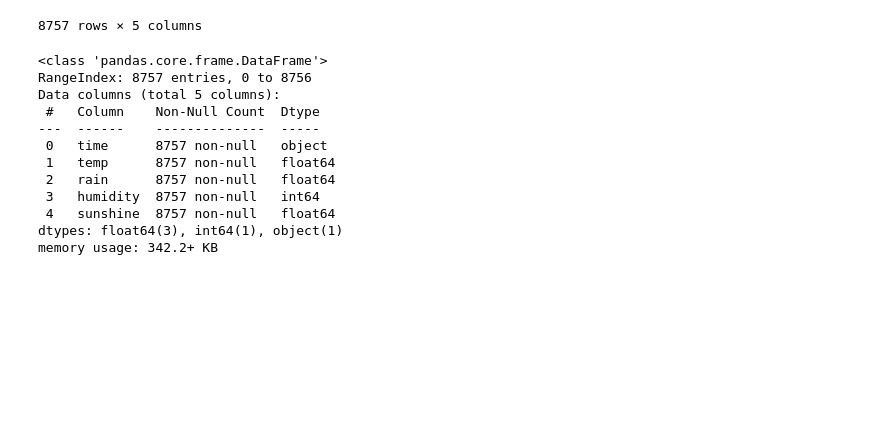
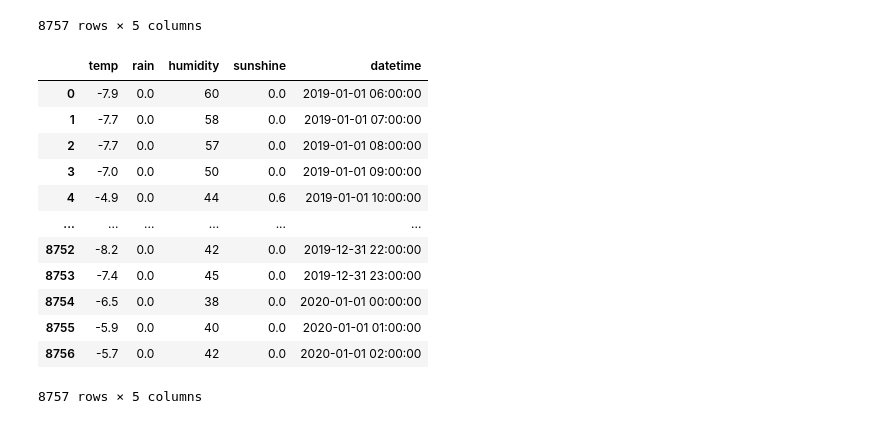
Before and after one commit to bombom93/bigcontest, a Jupyter notebook: bomi/날씨 시간별 데이터 api.ipynb, the cells around one changed output. Saved outputs shown, nothing was run; the diff lists cells and outputs as text; code cells hidden in the pictures; blank space fills up the shorter version.

Commit message:
날씨 데이터 날짜 datetime으로 수정

```diff
--- a/bomi/날씨 시간별 데이터 api.ipynb
+++ b/bomi/날씨 시간별 데이터 api.ipynb
@@ -92,18 +92,3 @@ df1
 | 8755 | 2020-01-01 01:00 | -5.9 | 0.0 | 40 | 0.0 |
 | 8756 | 2020-01-01 02:00 | -5.7 | 0.0 | 42 | 0.0 |
 8757 rows × 5 columns
-# %%
-df1.info()
-# %% [output]
-<class 'pandas.core.frame.DataFrame'>
-RangeIndex: 8757 entries, 0 to 8756
-Data columns (total 5 columns):
- #   Column    Non-Null Count  Dtype
----  ------    --------------  -----
- 0   time      8757 non-null   object
- 1   temp      8757 non-null   float64
- 2   rain      8757 non-null   float64
- 3   humidity  8757 non-null   int64
- 4   sunshine  8757 non-null   float64
-dtypes: float64(3), int64(1), object(1)
-memory usage: 342.2+ KB
@@ -110,2 +101,18 @@ memory usage: 342.2+ KB
+# %%
+df2=
+# %% [output]
+|  | temp | rain | humidity | sunshine | datetime |
+| 0 | -7.9 | 0.0 | 60 | 0.0 | 2019-01-01 06:00:00 |
+| 1 | -7.7 | 0.0 | 58 | 0.0 | 2019-01-01 07:00:00 |
+| 2 | -7.7 | 0.0 | 57 | 0.0 | 2019-01-01 08:00:00 |
+| 3 | -7.0 | 0.0 | 50 | 0.0 | 2019-01-01 09:00:00 |
+| 4 | -4.9 | 0.0 | 44 | 0.6 | 2019-01-01 10:00:00 |
+| ... | ... | ... | ... | ... | ... |
+| 8752 | -8.2 | 0.0 | 42 | 0.0 | 2019-12-31 22:00:00 |
+| 8753 | -7.4 | 0.0 | 45 | 0.0 | 2019-12-31 23:00:00 |
+| 8754 | -6.5 | 0.0 | 38 | 0.0 | 2020-01-01 00:00:00 |
+| 8755 | -5.9 | 0.0 | 40 | 0.0 | 2020-01-01 01:00:00 |
+| 8756 | -5.7 | 0.0 | 42 | 0.0 | 2020-01-01 02:00:00 |
+8757 rows × 5 columns
 # %%
 df1.to_csv('weather_time_seoul.csv')
```
Also changed, not shown: parts of 3 cells of this notebook, 1 other file.
